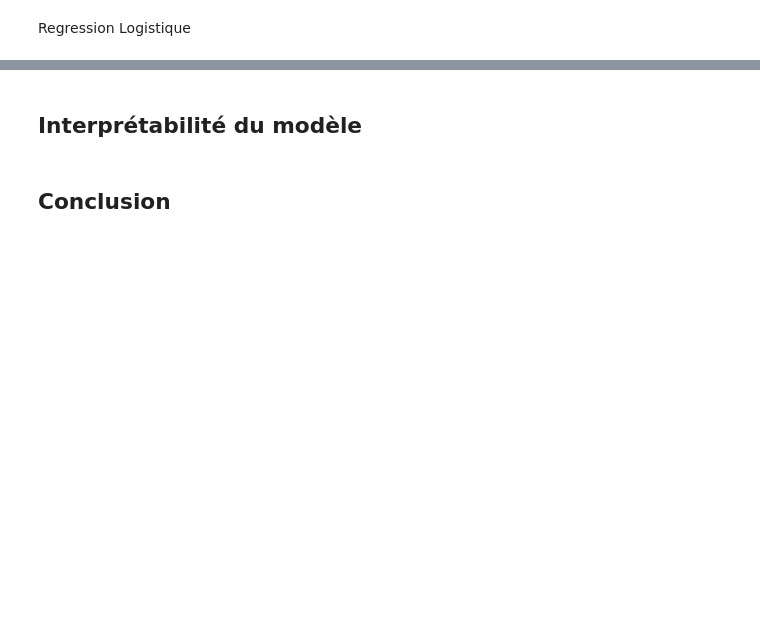
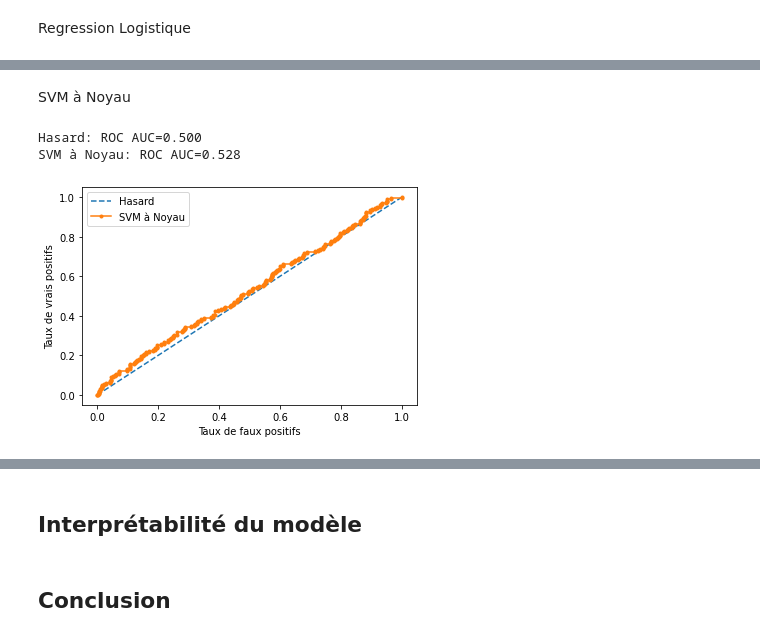
Before and after one commit to ThibaultDieudonne/Credit-Scoring, a Jupyter notebook: notebook.ipynb, the cells around one changed output, grey strips where cells are left out. Drawn from its saved outputs; the diff is of its cells as text; code cells hidden in the pictures; blank space fills up the shorter version.

```diff
--- a/notebook.ipynb
+++ b/notebook.ipynb
@@ -340,0 +366,12 @@ Logistic: ROC AUC=0.789
+# %% [markdown]
+SVM à Noyau
+# %%
+svm_classifier = svm.SVC(kernel='rbf', gamma=0.01, probability=True)
+
+svm_classifier.fit(X_train, y_train)
+
+roc_auc("SVM à Noyau", svm_classifier, X_test, y_test)
+# %% [output]
+Hasard: ROC AUC=0.500
+SVM à Noyau: ROC AUC=0.528
+[figure, added]
```
Also changed, not shown: parts of 11 cells of this notebook, 2 other files.
